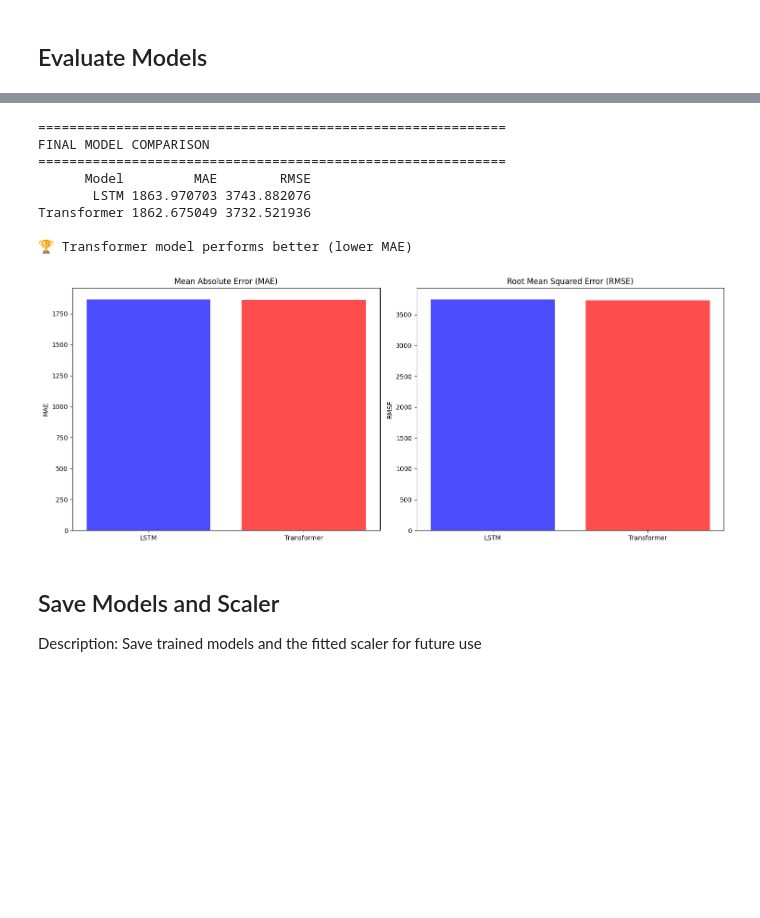
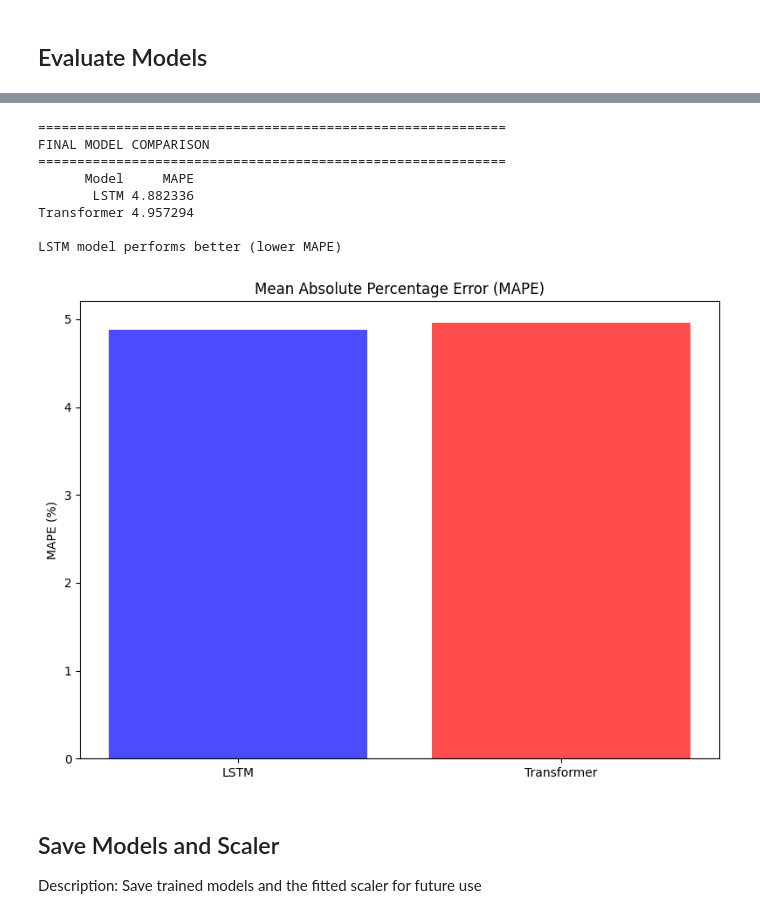
Before and after one commit to ProductPriceTrackerOrg/data-science, a Jupyter notebook: notebooks/price-forecasing/04_model_building_and_evaluation_2.ipynb, the cells around one changed output, grey strips where cells are left out. Cells and saved outputs as stored; diff of their text form; code cells hidden in the pictures; blank space fills up the shorter version.

```diff
--- a/notebooks/price-forecasing/04_model_building_and_evaluation_2.ipynb
+++ b/notebooks/price-forecasing/04_model_building_and_evaluation_2.ipynb
@@ -425,12 +446,14 @@ def evaluate_model(model, test_loader, scalers, product_indices_test):
     # Convert to numpy arrays
     predictions = np.array(predictions)
     actuals = np.array(actuals)
+    # print(f"Predictions shape: {predictions}, Actuals shape: {actuals}")
 
     # Calculate metrics
-    mae = mean_absolute_error(actuals.flatten(), predictions.flatten())
-    rmse = np.sqrt(mean_squared_error(actuals.flatten(), predictions.flatten()))
+    # Avoid division by zero for MAPE
+    actuals[actuals == 0] = 1e-9
+    mape = np.mean(np.abs((actuals - predictions) / actuals)) * 100
 
-    return mae, rmse, predictions, actuals
+    return mape, predictions, actuals
 # %%
 def plot_predictions(X_test_sample, y_test_actual, y_test_predicted, scalers, product_indices_test, num_samples=3):
     """Plot sample predictions vs actual values with proper input/output separation"""
@@ -549,11 +578,11 @@ NameError: name 'transformer_loss_history' is not defined
 print("Evaluating LSTM Model...")
 print("="*40)
 
-lstm_mae, lstm_rmse, lstm_pred, lstm_actual = evaluate_model(lstm_model, test_loader, scalers, product_indices_test)
+lstm_mape, lstm_pred, lstm_actual = evaluate_model(lstm_model, test_loader, scalers, product_indices_test)
 
 print(f"LSTM Results:")
-print(f"MAE: {lstm_mae:.4f}")
-print(f"RMSE: {lstm_rmse:.4f}")
+print(f"MAPE: {lstm_mape:.4f}%")
+
 
 # Plot LSTM predictions with proper input/output separation
 print("\nLSTM Prediction Samples:")
@@ -571,11 +599,10 @@ LSTM Prediction Samples:
 print("Evaluating Transformer Model...")
 print("="*40)
 
-transformer_mae, transformer_rmse, transformer_pred, transformer_actual = evaluate_model(transformer_model, test_loader, scalers, product_indices_test)
+transformer_mape, transformer_pred, transformer_actual = evaluate_model(transformer_model, test_loader, scalers, product_indices_test)
 
 print(f"Transformer Results:")
-print(f"MAE: {transformer_mae:.4f}")
-print(f"RMSE: {transformer_rmse:.4f}")
+print(f"MAPE: {transformer_mape:.4f}%")
 
 # Plot Transformer predictions with proper input/output separation
 print("\nTransformer Prediction Samples:")
@@ -592,50 +618,46 @@ Transformer Prediction Samples:
 # %%
 print("="*60)
 print("FINAL MODEL COMPARISON")
 print("="*60)
 
 results_df = pd.DataFrame({
     'Model': ['LSTM', 'Transformer'],
-    'MAE': [lstm_mae, transformer_mae],
-    'RMSE': [lstm_rmse, transformer_rmse]
+    'MAPE': [lstm_mape, transformer_mape]
 })
 
 print(results_df.to_string(index=False))
 print()
 
 # Determine best model
-if lstm_mae < transformer_mae:
-    print("🏆 LSTM model performs better (lower MAE)")
+if lstm_mape < transformer_mape:
+    print("LSTM model performs better (lower MAPE)")
 else:
-    print("🏆 Transformer model performs better (lower MAE)")
+    print("Transformer model performs better (lower MAPE)")
 
 # Create comparison plot
-fig, (ax1, ax2) = plt.subplots(1, 2, figsize=(15, 6))
+fig, ax1 = plt.subplots(1, 1, figsize=(8, 6))
 
 models = ['LSTM', 'Transformer']
-maes = [lstm_mae, transformer_mae]
-rmses = [lstm_rmse, transformer_rmse]
+mapes = [lstm_mape, transformer_mape]
 
-ax1.bar(models, maes, color=['blue', 'red'], alpha=0.7)
-ax1.set_title('Mean Absolute Error (MAE)')
-ax1.set_ylabel('MAE')
 
-ax2.bar(models, rmses, color=['blue', 'red'], alpha=0.7)
-ax2.set_title('Root Mean Squared Error (RMSE)')
-ax2.set_ylabel('RMSE')
+ax1.bar(models, mapes, color=['blue', 'red'], alpha=0.7)
+ax1.set_title('Mean Absolute Percentage Error (MAPE)')
+ax1.set_ylabel('MAPE (%)')
+
 
 plt.tight_layout()
 plt.show()
 # %% [output]
 ============================================================
 FINAL MODEL COMPARISON
 ============================================================
-      Model         MAE        RMSE
-       LSTM 1863.970703 3743.882076
-Transformer 1862.675049 3732.521936
+      Model     MAPE
+       LSTM 4.882336
+Transformer 4.957294
 
-🏆 Transformer model performs better (lower MAE)
+LSTM model performs better (lower MAPE)
-[figure, old version]
+[figure, new version]
 # %% [markdown]
 ## Save Models and Scaler
 Description: Save trained models and the fitted scaler for future use
```
Also changed, not shown: parts of 12 cells of this notebook.
